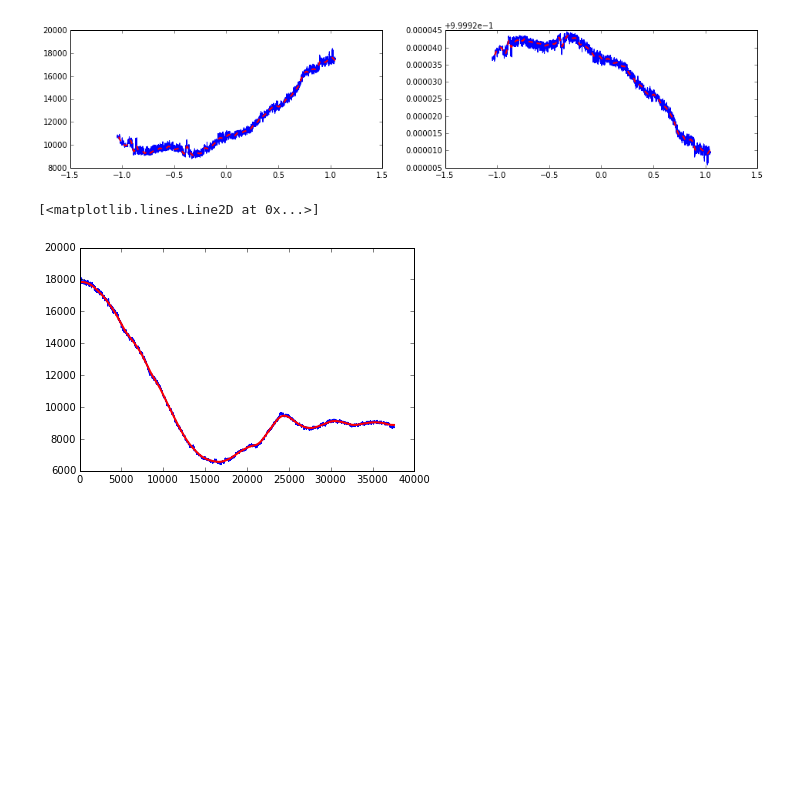
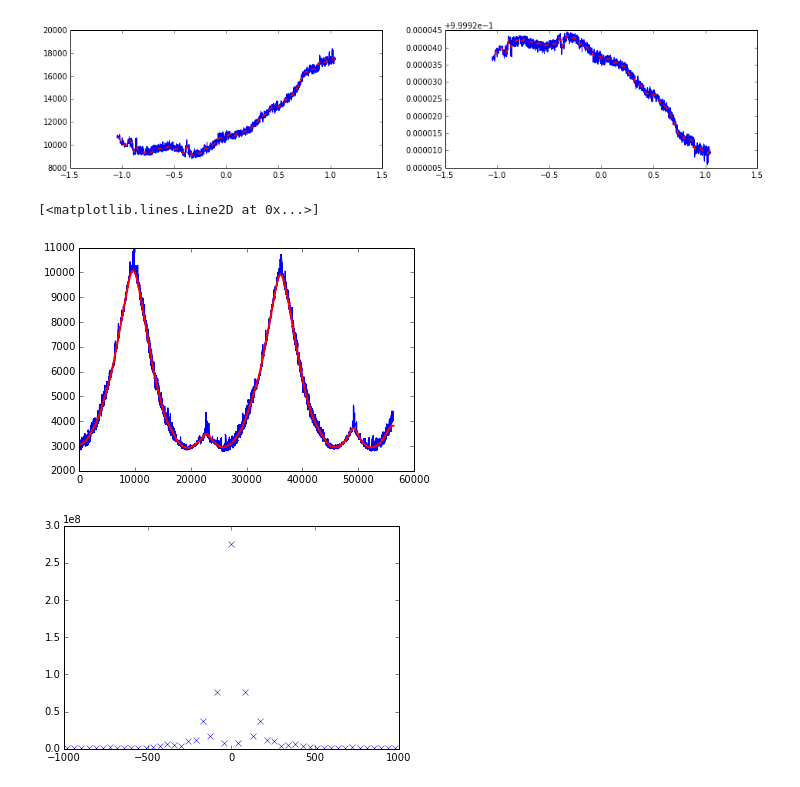
Before and after one commit to gkahn13/radioloc, a Jupyter notebook: servo_serial.ipynb, the cells around one changed output. Drawn from its saved outputs; the diff is of its cells as text; code cells hidden in the pictures; blank space fills up the shorter version.

```diff
--- a/servo_serial.ipynb
+++ b/servo_serial.ipynb
@@ -215,7 +215,7 @@ class SDRs:
     """
     Functionality for multiple SDRs (non-blocking)
     """
-    def __init__(self, rtlsdr_devs, fc, fs=2.4e6, gain=0.1):
+    def __init__(self, rtlsdr_devs, fc, fs=2.4e6, gain=1.0):
         self.rtlsdr_devs = rtlsdr_devs
         self.rtlsdrs = [None]*len(self.rtlsdr_devs)
 
@@ -453,11 +451,19 @@ data = sdrs.stop_read(0)
 ham.setDTR(0)
-# %%
-mp = data
-mp_smooth = smoothMaxPower(mp, 5*sdrs.fs)
-
-plt.plot(mp, 'b-')
-plt.plot(mp_smooth, 'r-', linewidth=2)
-#plt.ylim((mp.mean()-3*mp.std(), mp.mean()+3*mp.std()))
-# %% [output]
-[<matplotlib.lines.Line2D at 0x...>]
-[figure, removed]
+# %%
+trim = 0
+mp = data[trim:]
+mp_smooth = smoothMaxPower(mp, 5*sdrs.fs)
+
+f = plt.figure()
+plt.plot(mp, 'b-')
+plt.plot(mp_smooth, 'r-', linewidth=2)
+
+f = plt.figure()
+D = np.fft.fft(data)
+freq = sdrs.fs * np.fft.fftfreq(D.shape[-1])
+b = abs(freq) < 1000
+plt.plot(freq[b], abs(D)[b], 'x')
+# %% [output]
+[<matplotlib.lines.Line2D at 0x...>]
+[figure, added]
+[figure, added]
```
Also changed, not shown: parts of 3 cells of this notebook.
